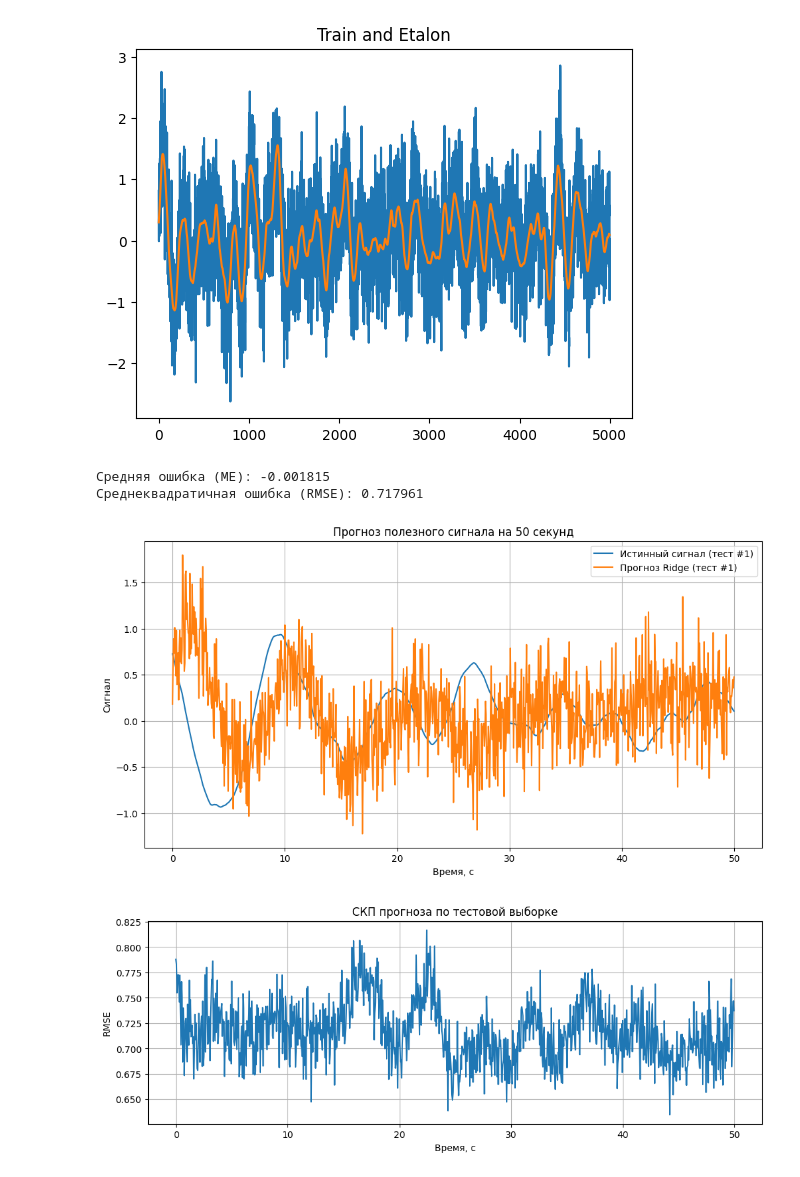
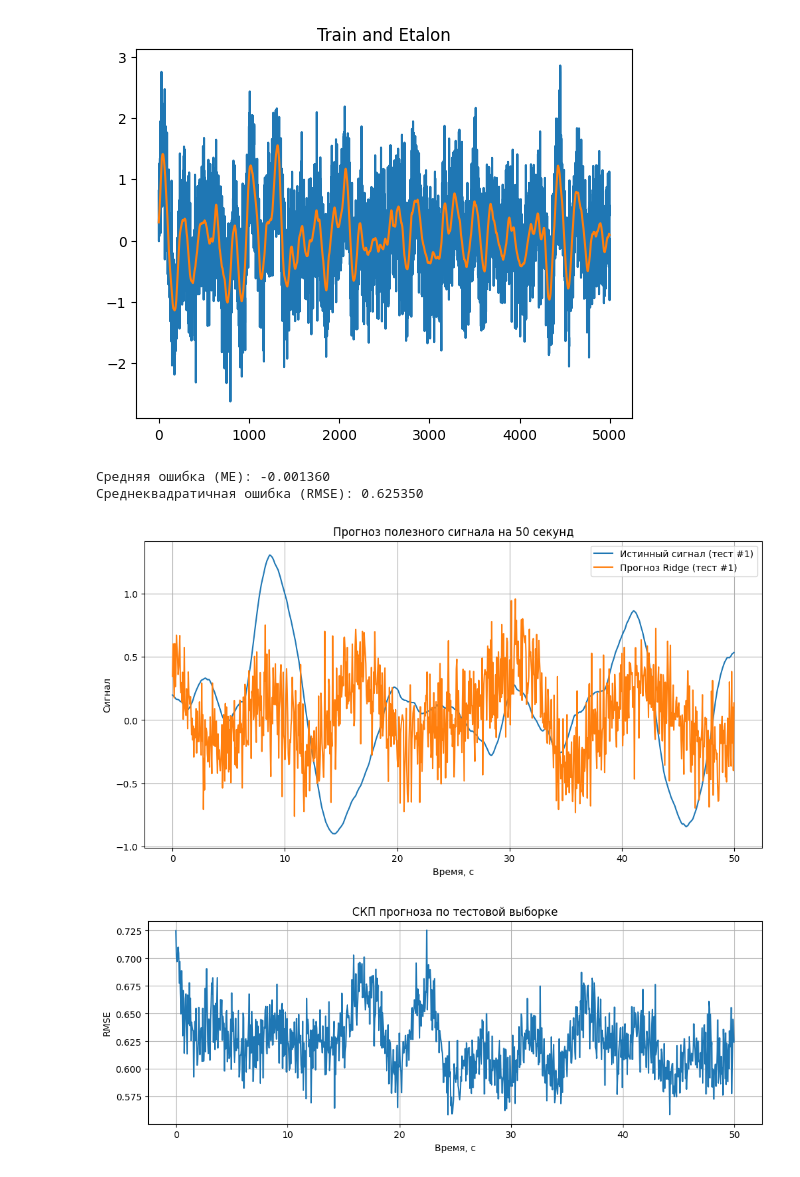
Before and after one commit to RinatHar/TimeSeries, a Jupyter notebook: final_project/final.ipynb, the cells around one changed output. Cells and saved outputs as stored; diff of their text form; code cells hidden in the pictures.

```diff
--- a/final_project/final.ipynb
+++ b/final_project/final.ipynb
@@ -36,7 +35,7 @@ X_train_scaled = scaler_X.fit_transform(X_train)
 y_train_scaled = scaler_y.fit_transform(y_train)
 # %%
 # Обучение Ridge-регрессии
-ridge = Ridge(alpha=1.0)
+ridge = Ridge(alpha=1000)
 ridge.fit(X_train_scaled, y_train_scaled)
 
 # Прогноз для тестовой выборки
@@ -54,35 +53,35 @@ mean_error = np.mean(predictions - etalon_slice, axis=0)
 # RMSE
 rmse = np.sqrt(np.mean((predictions - etalon_slice)**2, axis=0))
 
-# Средняя ошибка по всем реализациям
+# Ошибка по всем реализациям
 ME_total = np.mean(predictions - etalon_slice)
 RMSE_total = np.sqrt(np.mean((predictions - etalon_slice)**2))
 
 print(f"Средняя ошибка (ME): {ME_total:.6f}")
 print(f"Среднеквадратичная ошибка (RMSE): {RMSE_total:.6f}")
 # %% [output]
-Средняя ошибка (ME): -0.001815
-Среднеквадратичная ошибка (RMSE): 0.717961
+Средняя ошибка (ME): -0.001360
+Среднеквадратичная ошибка (RMSE): 0.625350
 # %%
 # Визуализация первой тестовой реализации
 plt.figure(figsize=(12,6))
-plt.plot(np.arange(pred_steps)*dt, etalon_slice[0], label='Истинный сигнал (тест #1)')
-plt.plot(np.arange(pred_steps)*dt, predictions[0], label='Прогноз Ridge (тест #1)')
+plt.plot(np.arange(pred_steps)*dt, etalon_slice[5], label='Истинный сигнал (тест #1)')
+plt.plot(np.arange(pred_steps)*dt, predictions[5], label='Прогноз Ridge (тест #1)')
 plt.xlabel('Время, с')
 plt.ylabel('Сигнал')
 plt.title('Прогноз полезного сигнала на 50 секунд')
 plt.legend()
 plt.grid(True)
 plt.show()
 
 # Визуализация RMSE по времени
 plt.figure(figsize=(12,4))
 plt.plot(np.arange(pred_steps)*dt, rmse, label='RMSE по времени')
 plt.xlabel('Время, с')
 plt.ylabel('RMSE')
 plt.title('СКП прогноза по тестовой выборке')
 plt.grid(True)
 plt.show()
 # %% [output]
-[figure, old version]
+[figure, new version]
-[figure, old version]
+[figure, new version]
```
Also changed, not shown: parts of 1 cell of this notebook.
